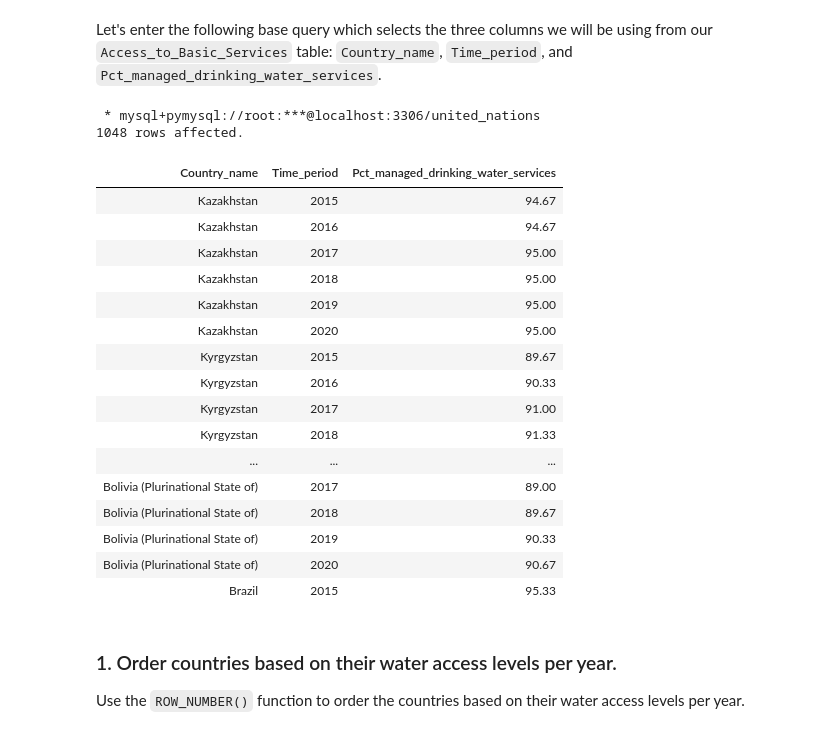
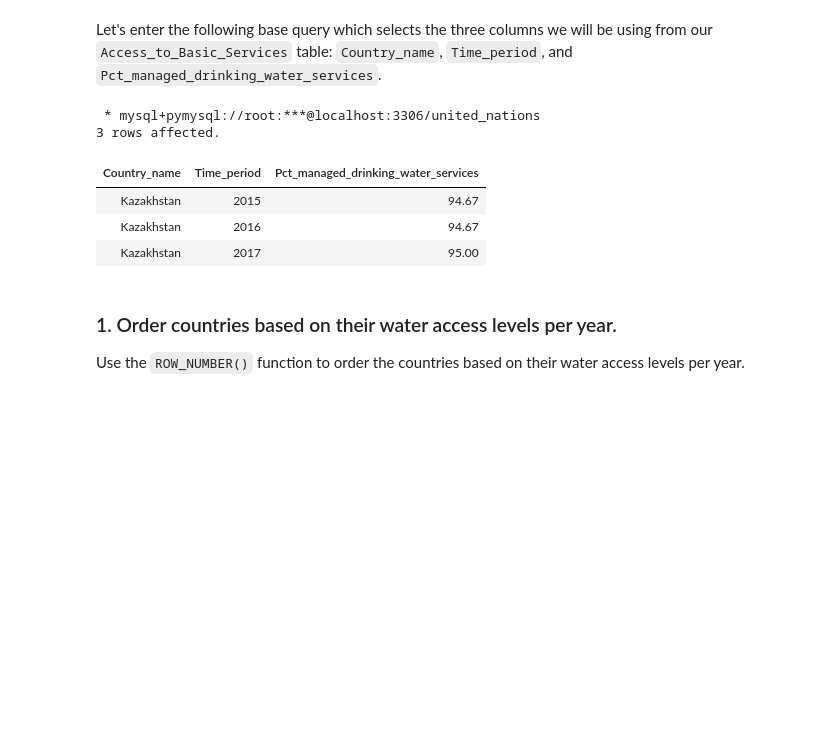
Before and after one commit to epha-b1/Maji_Ndogo-Water_Crisis_, a Jupyter notebook: Exercises/Top_N_analysis_using_ranking_window_functions_Notebook.ipynb, the cells around one changed output. Drawn from its saved outputs; the diff is of its cells as text; code cells hidden in the pictures; blank space fills up the shorter version.

```diff
--- a/Exercises/Top_N_analysis_using_ranking_window_functions_Notebook.ipynb
+++ b/Exercises/Top_N_analysis_using_ranking_window_functions_Notebook.ipynb
@@ -45,32 +43,20 @@ Let's enter the following base query which selects the three columns we will be
 # %%
 %%sql
 
 SELECT
     Country_name,
     Time_period,
     Pct_managed_drinking_water_services
 FROM
-    united_nations.Access_to_Basic_Services;
+    united_nations.Access_to_Basic_Services
+    Limit 3;
 # %% [output]
  * mysql+pymysql://root:***@localhost:3306/united_nations
-1048 rows affected.
+3 rows affected.
 | Country_name | Time_period | Pct_managed_drinking_water_services |
 | Kazakhstan | 2015 | 94.67 |
 | Kazakhstan | 2016 | 94.67 |
 | Kazakhstan | 2017 | 95.00 |
-| Kazakhstan | 2018 | 95.00 |
-| Kazakhstan | 2019 | 95.00 |
-| Kazakhstan | 2020 | 95.00 |
-| Kyrgyzstan | 2015 | 89.67 |
-| Kyrgyzstan | 2016 | 90.33 |
-| Kyrgyzstan | 2017 | 91.00 |
-| Kyrgyzstan | 2018 | 91.33 |
-| ... | ... | ... |
-| Bolivia (Plurinational State of) | 2017 | 89.00 |
-| Bolivia (Plurinational State of) | 2018 | 89.67 |
-| Bolivia (Plurinational State of) | 2019 | 90.33 |
-| Bolivia (Plurinational State of) | 2020 | 90.67 |
-| Brazil | 2015 | 95.33 |
 # %% [markdown]
 ### 1. Order countries based on their water access levels per year.
 
```
Also changed, not shown: parts of 5 cells of this notebook, 11 other files.
